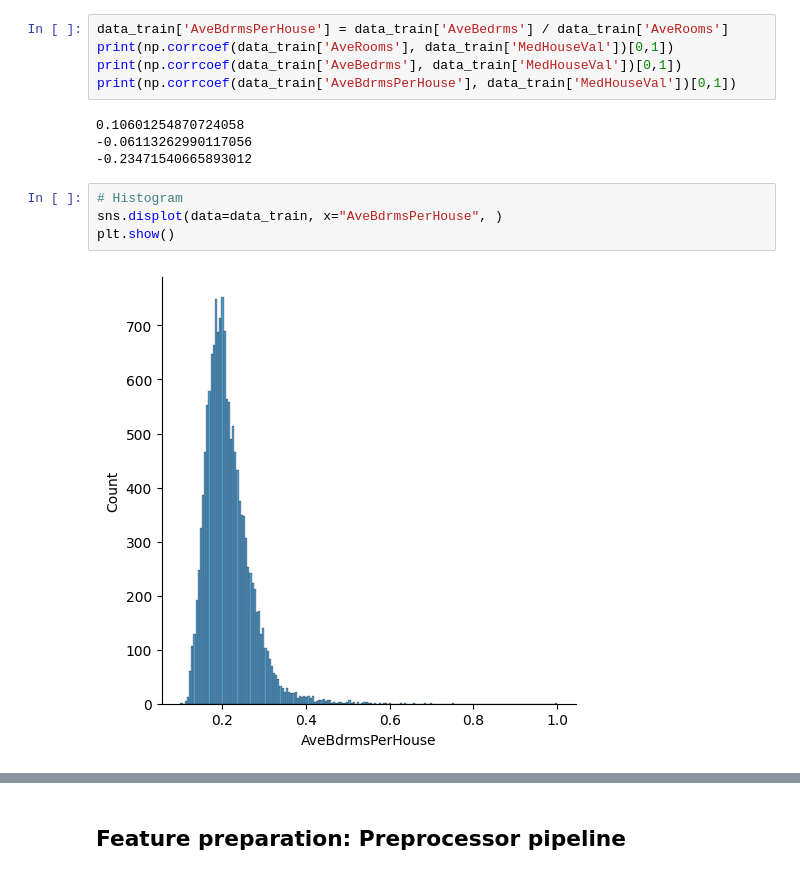
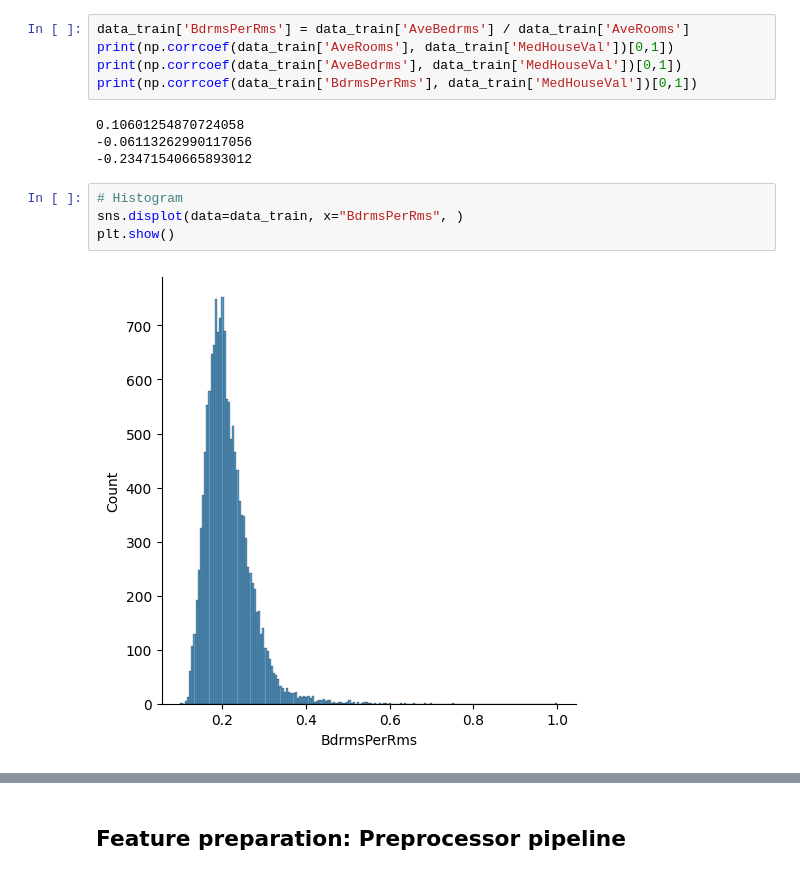
Before and after one commit to mcreutz/playground, a Jupyter notebook: data_analytics/sample_datasets/california_housing.ipynb, the cells around one changed output, grey strips where cells are left out. Cells and saved outputs as stored; diff of their text form.

```diff
--- a/data_analytics/sample_datasets/california_housing.ipynb
+++ b/data_analytics/sample_datasets/california_housing.ipynb
@@ -167,17 +169,17 @@ houseage_preprocessor = Pipeline(steps=[
 # %%
-data_train['AveBdrmsPerHouse'] = data_train['AveBedrms'] / data_train['AveRooms']
+data_train['BdrmsPerRms'] = data_train['AveBedrms'] / data_train['AveRooms']
 print(np.corrcoef(data_train['AveRooms'], data_train['MedHouseVal'])[0,1])
 print(np.corrcoef(data_train['AveBedrms'], data_train['MedHouseVal'])[0,1])
-print(np.corrcoef(data_train['AveBdrmsPerHouse'], data_train['MedHouseVal'])[0,1])
+print(np.corrcoef(data_train['BdrmsPerRms'], data_train['MedHouseVal'])[0,1])
 # %% [output]
 0.10601254870724058
 -0.06113262990117056
 -0.23471540665893012
 # %%
 # Histogram
-sns.displot(data=data_train, x="AveBdrmsPerHouse", )
+sns.displot(data=data_train, x="BdrmsPerRms", )
 plt.show()
 # %% [output]
-[figure, old version]
+[figure, new version]
 # %%
 # Scatterplot with label
```
Also changed, not shown: parts of 6 cells of this notebook, 1 other file.
